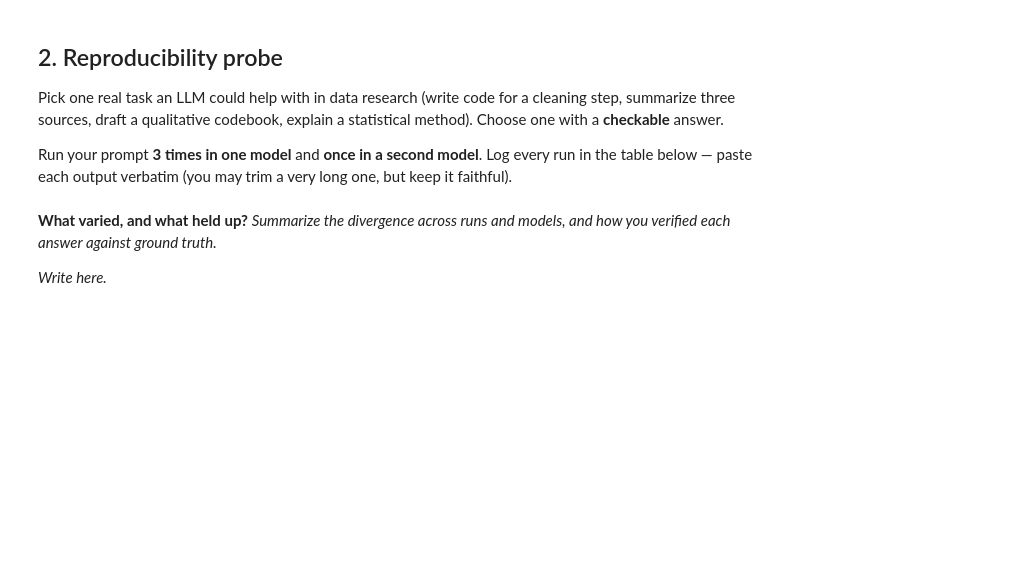
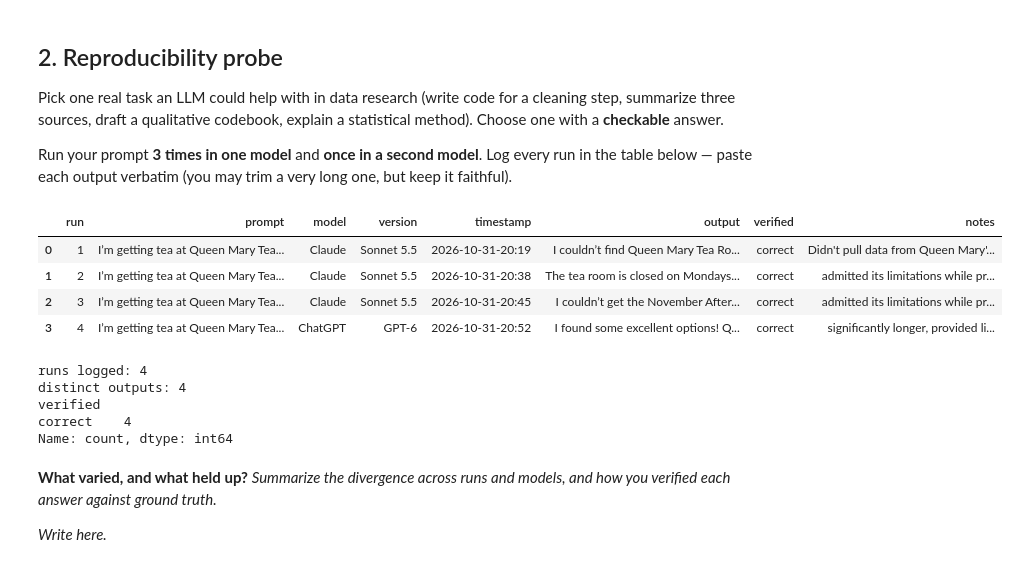
Before and after one commit to ler-17/hcde410weeeee, a Jupyter notebook: A3/A3_watching_the_machine_starter.ipynb, the cells around one changed output. Drawn from its saved outputs; the diff is of its cells as text; code cells hidden in the pictures; blank space fills up the shorter version.

```diff
--- a/A3/A3_watching_the_machine_starter.ipynb
+++ b/A3/A3_watching_the_machine_starter.ipynb
@@ -22,21 +22,28 @@ Pick one real task an LLM could help with in data research (write code for a cle
 Run your prompt **3 times in one model** and **once in a second model**. Log every run in the table below — paste each output verbatim (you may trim a very long one, but keep it faithful).
 # %%
 import pandas as pd
+pd.set_option("display.max_colwidth", None)  # show full outputs, not "..."
 
-# One row per run. Replace the example row with your own runs.
-runs = pd.DataFrame([
-    # {"run": 1, "prompt": "...", "model": "GPT-x", "version": "2026-..",
-    #  "timestamp": "2026-..-.. 14:03", "output": "...",
-    #  "verified": "correct | wrong | can't tell", "notes": "e.g. confidently wrong"},
-], columns=["run", "prompt", "model", "version", "timestamp", "output", "verified", "notes"])
-
+runs = pd.read_csv("a3_runs.csv")
 runs
+# %% [output]
+|  | run | prompt | model | version | timestamp | output | verified | notes |
+| 0 | 1 | I’m getting tea at Queen Mary Tea... | Claude | Sonnet 5.5 | 2026-10-31-20:19 | I couldn’t find Queen Mary Tea Ro... | correct | Didn't pull data from Queen Mary'... |
+| 1 | 2 | I’m getting tea at Queen Mary Tea... | Claude | Sonnet 5.5 | 2026-10-31-20:38 | The tea room is closed on Mondays... | correct | admitted its limitations while pr... |
+| 2 | 3 | I’m getting tea at Queen Mary Tea... | Claude | Sonnet 5.5 | 2026-10-31-20:45 | I couldn’t get the November After... | correct | admitted its limitations while pr... |
+| 3 | 4 | I’m getting tea at Queen Mary Tea... | ChatGPT | GPT-6 | 2026-10-31-20:52 | I found some excellent options! Q... | correct | significantly longer, provided li... |
 # %%
 # A couple of quick reads on your own log (optional, but nice — your log is data too):
 if len(runs):
     print("runs logged:", len(runs))
     print("distinct outputs:", runs["output"].nunique())
     print(runs["verified"].value_counts())
+# %% [output]
+runs logged: 4
+distinct outputs: 4
+verified
+correct    4
+Name: count, dtype: int64
 # %% [markdown]
 **What varied, and what held up?** *Summarize the divergence across runs and models, and how you verified each answer against ground truth.*
 
```
